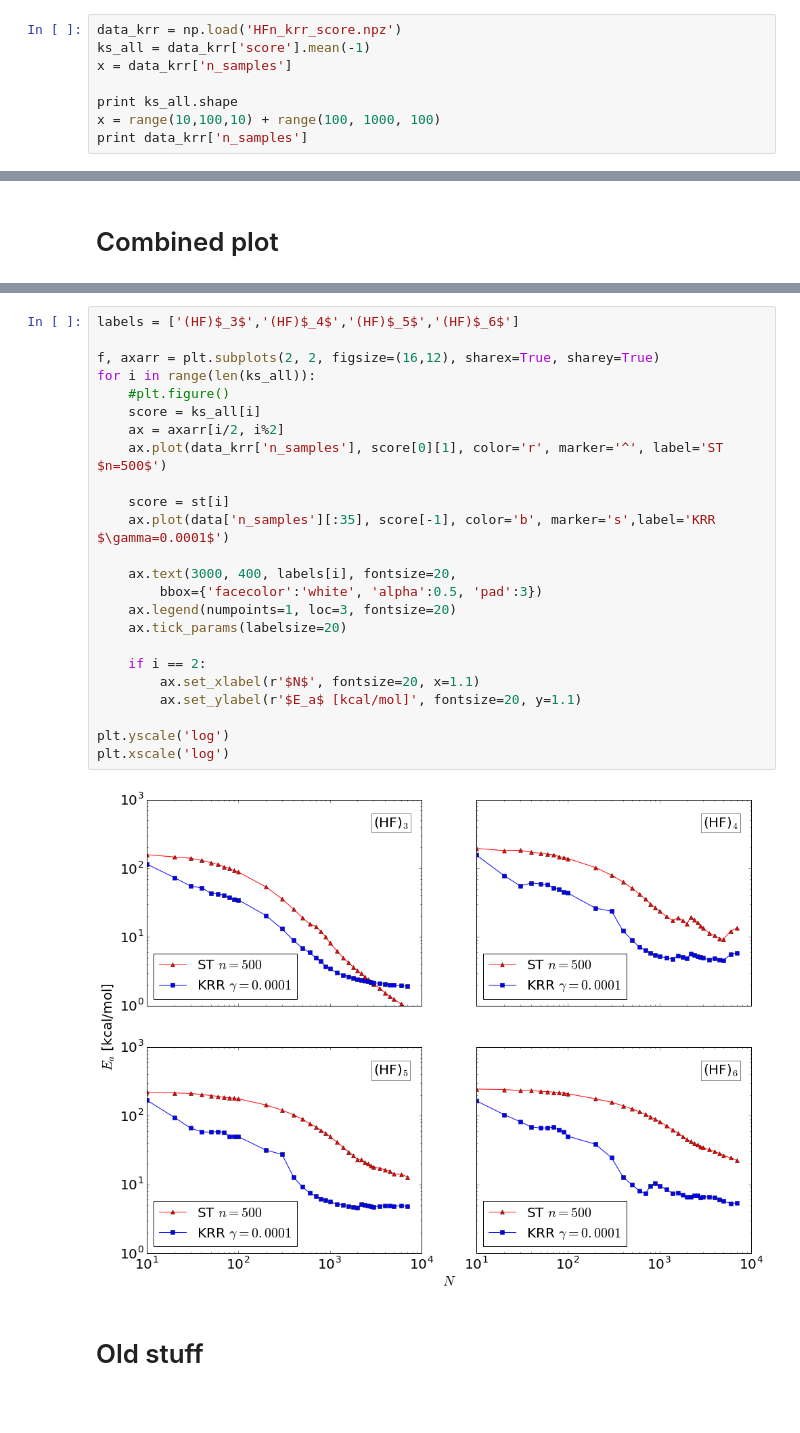
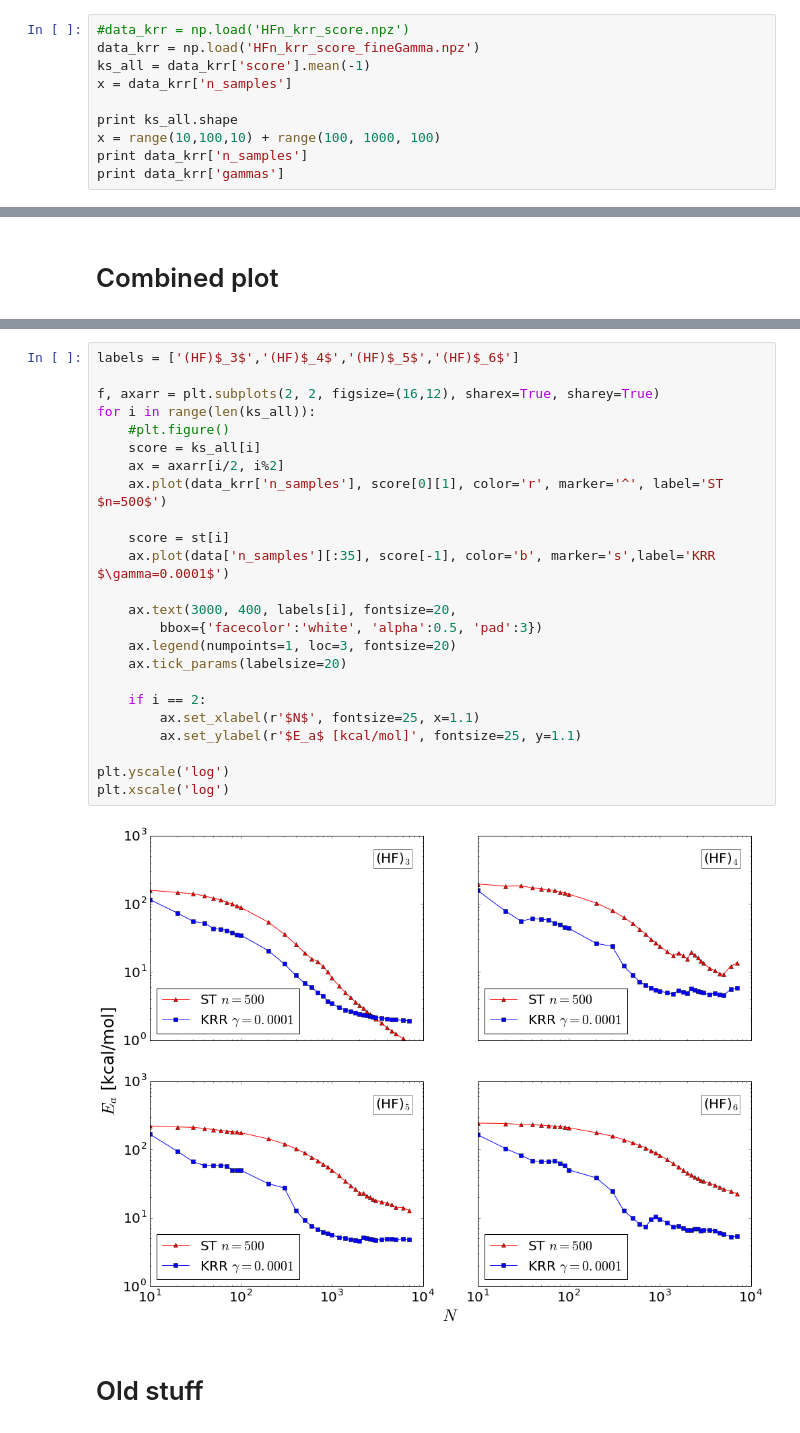
Before and after one commit to SamKChang/QM_wavelet, a Jupyter notebook: 04_HFn_10k/HFn_krr_analysis.ipynb, the cells around one changed output, grey strips where cells are left out. Saved outputs shown, nothing was run; the diff lists cells and outputs as text; blank space fills up the shorter version.

```diff
--- a/04_HFn_10k/HFn_krr_analysis.ipynb
+++ b/04_HFn_10k/HFn_krr_analysis.ipynb
@@ -30,11 +30,13 @@ plt.yscale('log')
 # %% [markdown]
 # KRR results
 # %%
-data_krr = np.load('HFn_krr_score.npz')
+#data_krr = np.load('HFn_krr_score.npz')
+data_krr = np.load('HFn_krr_score_fineGamma.npz')
 ks_all = data_krr['score'].mean(-1)
 x = data_krr['n_samples']
 
 print ks_all.shape
 x = range(10,100,10) + range(100, 1000, 100)
 print data_krr['n_samples']
+print data_krr['gammas']
 # %% [output]
@@ -81,29 +88,29 @@ plt.yscale('log')
 # %%
 labels = ['(HF)$_3$','(HF)$_4$','(HF)$_5$','(HF)$_6$']
 
 f, axarr = plt.subplots(2, 2, figsize=(16,12), sharex=True, sharey=True)
 for i in range(len(ks_all)):
     #plt.figure()
     score = ks_all[i]
     ax = axarr[i/2, i%2]
     ax.plot(data_krr['n_samples'], score[0][1], color='r', marker='^', label='ST $n=500$')
 
     score = st[i]
     ax.plot(data['n_samples'][:35], score[-1], color='b', marker='s',label='KRR $\gamma=0.0001$')
 
     ax.text(3000, 400, labels[i], fontsize=20,
         bbox={'facecolor':'white', 'alpha':0.5, 'pad':3})
     ax.legend(numpoints=1, loc=3, fontsize=20)
     ax.tick_params(labelsize=20)
 
     if i == 2:
-        ax.set_xlabel(r'$N$', fontsize=20, x=1.1)
-        ax.set_ylabel(r'$E_a$ [kcal/mol]', fontsize=20, y=1.1)
+        ax.set_xlabel(r'$N$', fontsize=25, x=1.1)
+        ax.set_ylabel(r'$E_a$ [kcal/mol]', fontsize=25, y=1.1)
 
 plt.yscale('log')
 plt.xscale('log')
 # %% [output]
-[figure, old version]
+[figure, new version]
 # %% [markdown]
 # Old stuff
 # %%
```
Also changed, not shown: parts of 3 cells of this notebook.
